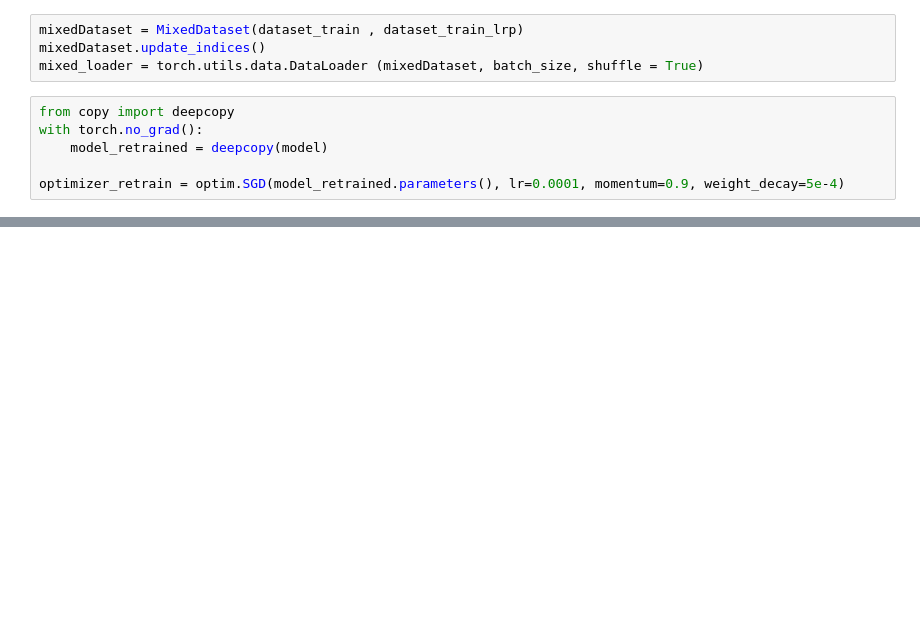
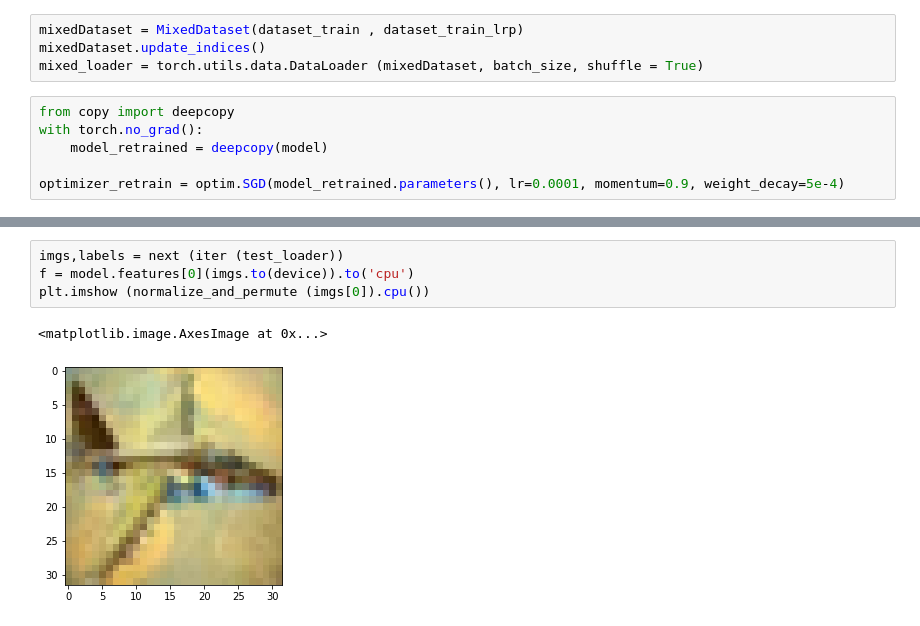
Before and after one commit to aminbana/Explanation, a Jupyter notebook: CIFAR/Code/CIFAR.ipynb, the cells around one changed output, grey strips where cells are left out. Cells and saved outputs as stored; diff of their text form; blank space fills up the shorter version.

```diff
--- a/CIFAR/Code/CIFAR.ipynb
+++ b/CIFAR/Code/CIFAR.ipynb
@@ -564,0 +578,7 @@ Plotting
+# %%
+imgs,labels = next (iter (test_loader))
+f = model.features[0](imgs.to(device)).to('cpu')
+plt.imshow (normalize_and_permute (imgs[0]).cpu())
+# %% [output]
+<matplotlib.image.AxesImage at 0x...>
+[figure, added]
```
Also changed, not shown: parts of 25 cells of this notebook, 1 other file.
